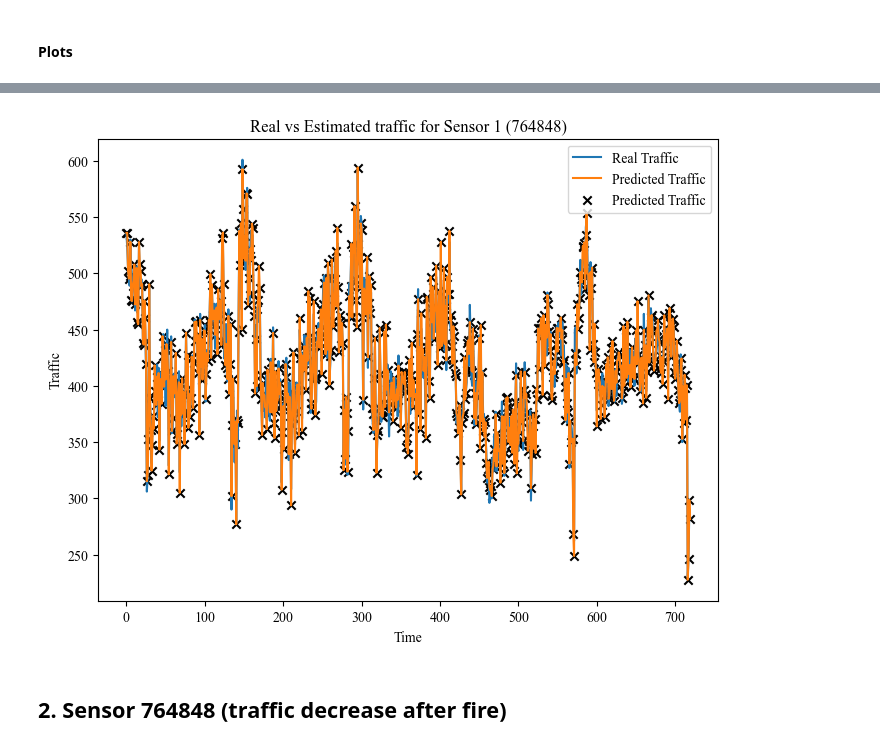
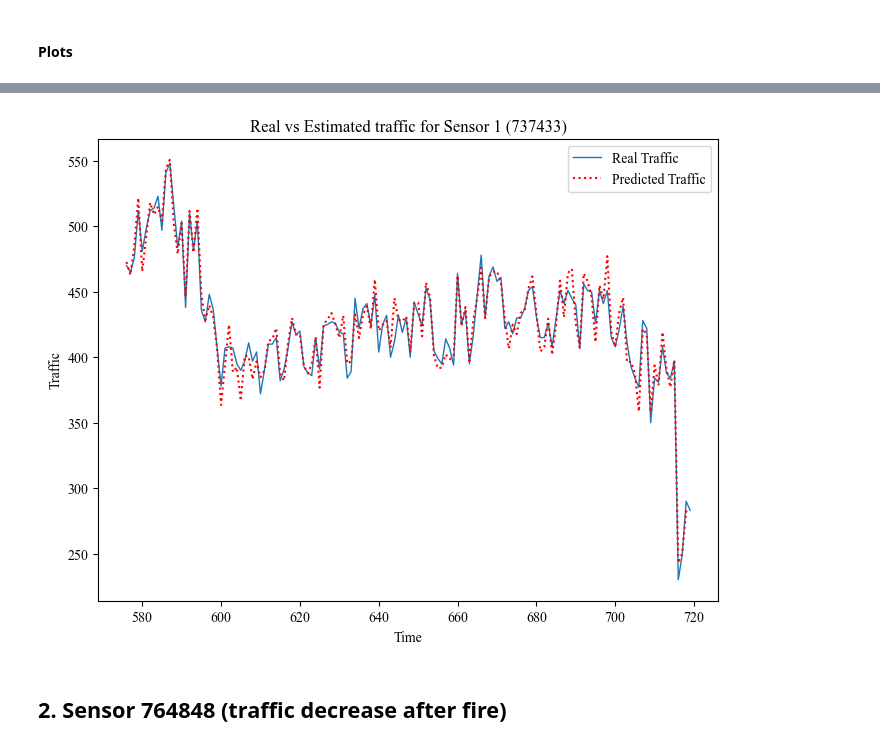
Before and after one commit to fsaudm/Recursive-Estimation-of-Polynomial-Approximation-Kaczmarz-Algorithm, a Jupyter notebook: Sensors.ipynb, the cells around one changed output, grey strips where cells are left out. Saved outputs shown, nothing was run; the diff lists cells and outputs as text; code cells hidden in the pictures.

```diff
--- a/Sensors.ipynb
+++ b/Sensors.ipynb
@@ -637,23 +634,25 @@ r2:  0.964373507355896
 # %%
 # Plot the traffic
-n = t
+
+number_days = 1
+n = int(t/days * number_days)
 
 plt.figure(figsize=(8, 6))
 
-plt.plot(Y['Real_Values'][-n:],label='Real Traffic')
-plt.plot(Y['Predicted_Values'][-n:],label='Predicted Traffic')
-plt.scatter(Y[-n:].index, Y['Predicted_Values'][-n:], marker='x', color = 'black',label='Predicted Traffic')
+plt.plot(Y['Real_Values'][-n:], linewidth=1, label='Real Traffic')
+plt.plot(Y['Predicted_Values'][-n:],color='red', linestyle='dotted', label='Predicted Traffic')
+# plt.scatter(Y[-n:].index, Y['Predicted_Values'][-n:], marker='x', color = 'black',label='Predicted Traffic')
 
 plt.xlabel('Time')
 plt.ylabel('Traffic')
-plt.title('Real vs Estimated traffic for Sensor 1 (764848)')
+plt.title('Real vs Estimated traffic for Sensor 1 (737433)')
 plt.legend()
 
 plt.savefig('./Figures/traffic_sensor_1.png')
 
 plt.show()
 # %% [output]
-[figure, old version]
+[figure, new version]
 # %% [markdown]
 ## 2. Sensor 764848 (traffic decrease after fire)
 # %% [markdown]
```
Also changed, not shown: parts of 6 cells of this notebook, 3 other files.
